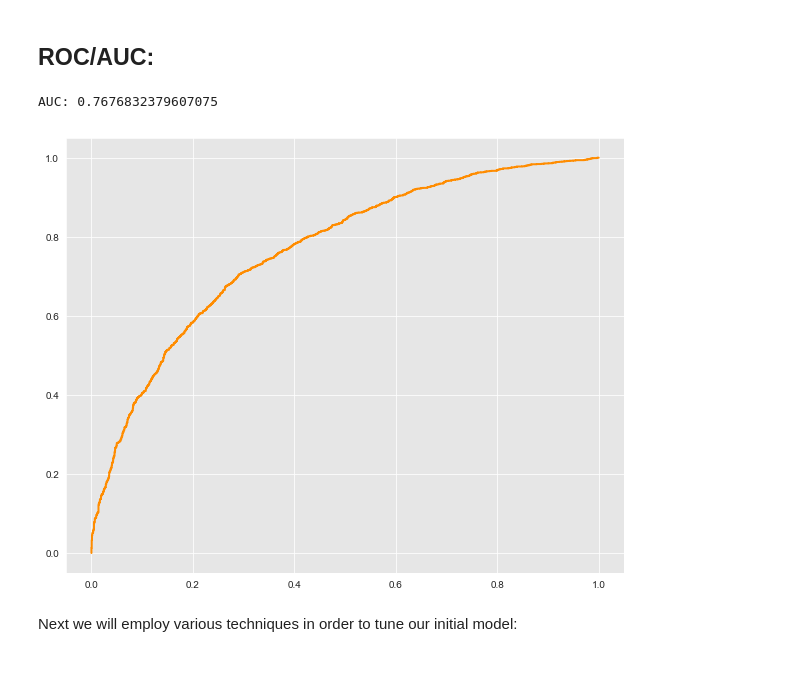
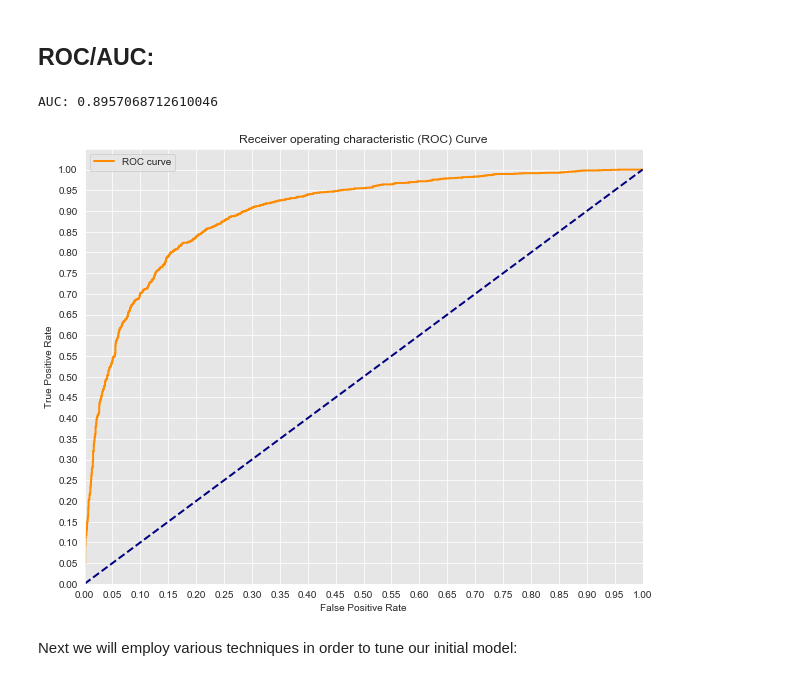
Before and after one commit to pawoody/dsc-3-final-project-online-ds-ft-041519, a Jupyter notebook: Temp1.ipynb, the cells around one changed output. Saved outputs shown, nothing was run; the diff lists cells and outputs as text; code cells hidden in the pictures.

```diff
--- a/Temp1.ipynb
+++ b/Temp1.ipynb
@@ -231,8 +281,12 @@ first_castle(df.moves[4])
+# %%
+df['rating_difference'] = (df['white_rating'] - df['black_rating'])
 # %%
 # Splitting time into minutes and increment_seconds:
 df['minutes'] = df['increment_code'].apply(lambda x: x.split('+')[0])
+df.minutes = df.minutes.astype(int)
 
 df['increment_secs'] = df['increment_code'].apply(lambda x: x.split('+')[1])
+df.increment_secs = df.increment_secs.astype(int)
 df.head(3)
 # %% [output]
 |  | id | rated | created_at | last_move_at | turns | victory_status | winner | increment_code | ... |
@@ -326,8 +394,8 @@ df = df[df.first_capture != 'no']
 first_capture_dummies = pd.get_dummies(df.first_capture, prefix = 'first_cap')
 df = pd.concat([df, first_capture_dummies], axis=1)
 
-first_5_capture_dummies = pd.get_dummies(df.first_5_captures, prefix = 'first_5_cap')
-df = pd.concat([df, first_5_capture_dummies], axis=1)
+#first_5_capture_dummies = pd.get_dummies(df.first_5_captures, prefix = 'first_5_cap')
+#df = pd.concat([df, first_5_capture_dummies], axis=1)
 
 first_castle_dummies = pd.get_dummies(df.first_castle, prefix = 'first_castle')
 df.drop(['first_castle'], axis=1, inplace=True)
@@ -341,7 +409,7 @@ opening_eco_dummies = pd.get_dummies(df.opening_eco, prefix='opening_eco')
 df.drop(['opening_eco'], axis=1, inplace=True)
 df = pd.concat([df, opening_eco_dummies], axis=1)
 
-df.drop(['opening_name', 'increment_code', ], axis=1, inplace=True)
+df.drop(['opening_name', 'increment_code'], axis=1, inplace=True)
 
 df.head(10)
 # %% [output]
@@ -436,6 +504,9 @@ df.describe()
 
 #for col in df.columns:
 #    df[col] = (df[col] - min(df[col])) / (max(df[col]) - min(df[col]))
+# %%
+df.first_capture.replace({'black': 0, 'white': 1}, inplace=True)
+df.drop(['count_5_captures', 'white_rating', 'black_rating', 'first_capture'], axis=1, inplace=True)
 # %%
 # INSTEAD: I would prefer to make target first column and just reference it by slicing
 # instead of creating new dataframe. Is that better?
@@ -693,37 +750,37 @@ model_log #Preview model params
 # %%
 #AUC/ROC Not yet working:
 
 #Initial Model:
 logreg = LogisticRegression(fit_intercept = False)
 
 # Probability scores for test set:
 y_score = logreg.fit(X_train, y_train).decision_function(X_test)
 
 # False Positive Rate (fpr) and True Positive Rate (tpr):
 fpr, tpr, thresholds = roc_curve(y_true=y_test, y_score=y_score, pos_label='white')
 
 sns.set_style("darkgrid", {"axes.facecolor": ".9"})
 
 # Print AUC, Plot ROC Curve:
 print('AUC: {}'.format(auc(fpr, tpr)))
 plt.figure(figsize=(10,8))
 lw = 2
 plt.plot(fpr, tpr, color='darkorange',
          lw=lw, label='ROC curve')
+
+plt.plot([0, 1], [0, 1], color='navy', lw=lw, linestyle='--')
+plt.xlim([0.0, 1.0])
+plt.ylim([0.0, 1.05])
+plt.yticks([i/20.0 for i in range(21)])
+plt.xticks([i/20.0 for i in range(21)])
+plt.xlabel('False Positive Rate')
+plt.ylabel('True Positive Rate')
+plt.title('Receiver operating characteristic (ROC) Curve')
+plt.legend(loc="best")
 plt.show()
-# plt.plot([0, 1], [0, 1], color='navy', lw=lw, linestyle='--')
-# plt.xlim([0.0, 1.0])
-# plt.ylim([0.0, 1.05])
-# plt.yticks([i/20.0 for i in range(21)])
-# plt.xticks([i/20.0 for i in range(21)])
-# plt.xlabel('False Positive Rate')
-# plt.ylabel('True Positive Rate')
-# plt.title('Receiver operating characteristic (ROC) Curve')
-# plt.legend(loc="best")
-# plt.show()
 # %% [output]
-AUC: 0.7676832379607075
+AUC: 0.8957068712610046
-[figure, old version]
+[figure, new version]
 # %%
 # Fit model:
 #logreg = LogisticRegression(fit_intercept=False, C=1e12)
```
Also changed, not shown: parts of 46 cells of this notebook, 1 other file.
